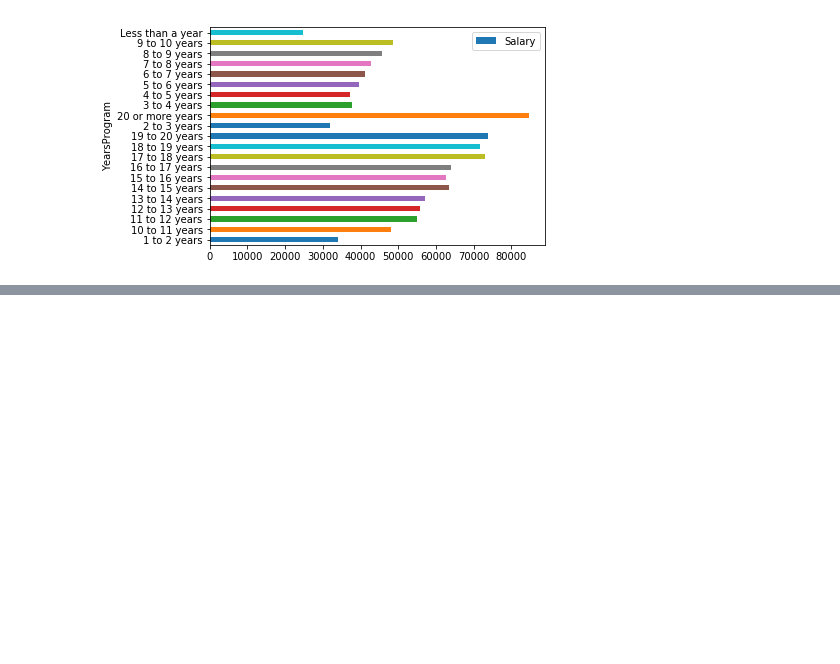
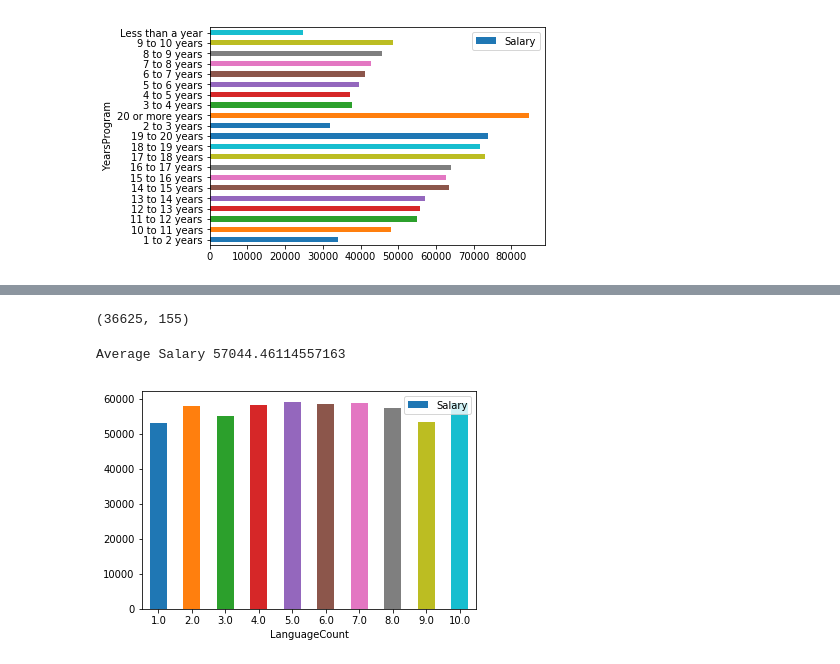
Before and after one commit to rowhitswami/StackOverFlow-Survey-17, a Jupyter notebook: application.ipynb, the cells around one changed output, grey strips where cells are left out. Saved outputs shown, nothing was run; the diff lists cells and outputs as text; code cells hidden in the pictures; blank space fills up the shorter version.

```diff
--- a/application.ipynb
+++ b/application.ipynb
@@ -34,0 +29,21 @@ len(df['HaveWorkedLanguage'].unique())
+# %%
+testing_df.dropna(subset=['LanguageCount'], inplace=True)
+# %%
+testing_df.reset_index(drop=True, inplace=True)
+# %%
+testing_df.shape
+# %% [output]
+(36625, 155)
+# %%
+c = testing_df.groupby(['LanguageCount']).mean().reset_index()
+c.dropna(subset=['Salary'], inplace=True)
+c.reset_index(drop=True, inplace=True)
+# %%
+q = c["Salary"].quantile(0.1)
+# %%
+c= c[c["Salary"] > q].head(10)
+print('Average Salary', c['Salary'].mean())
+ax = c.plot.bar(x='LanguageCount', y='Salary', rot=0)
+# %% [output]
+Average Salary 57044.46114557163
+[figure, added]
```
Also changed, not shown: parts of 5 cells of this notebook, 1 other file.
